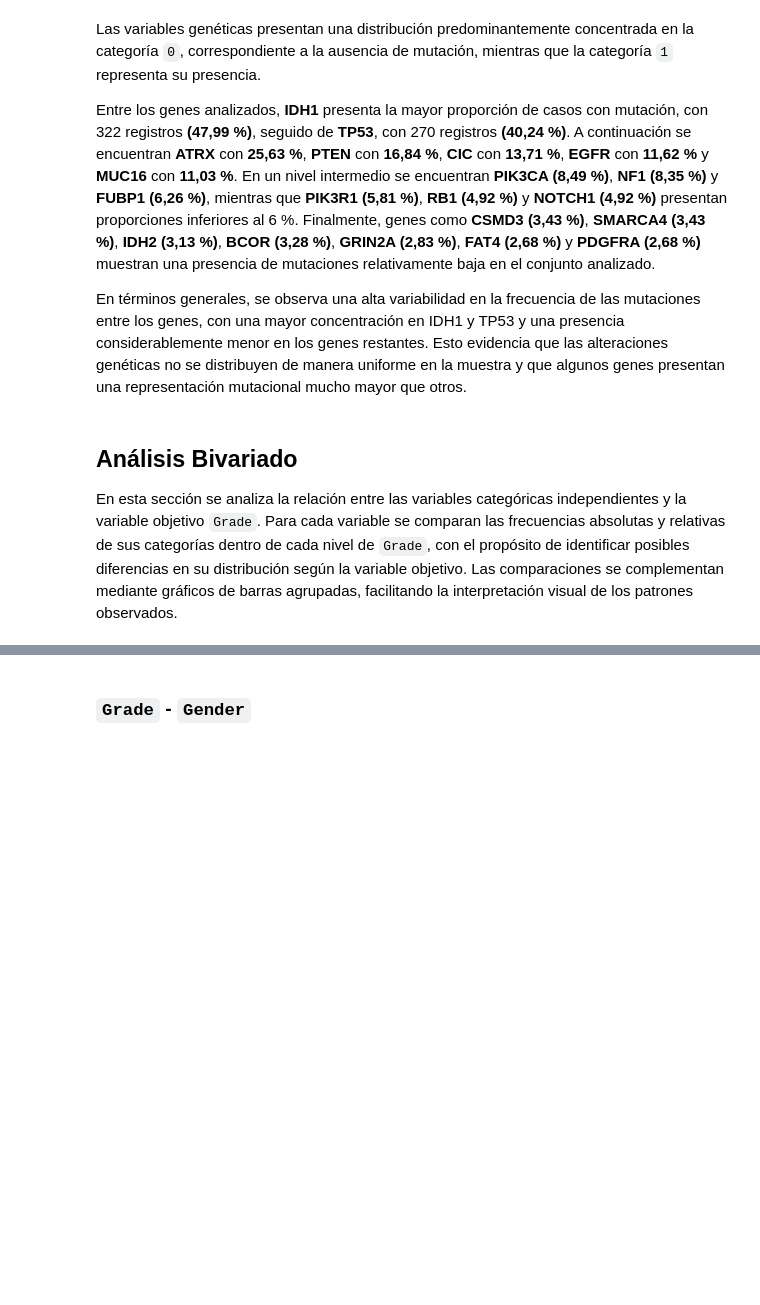
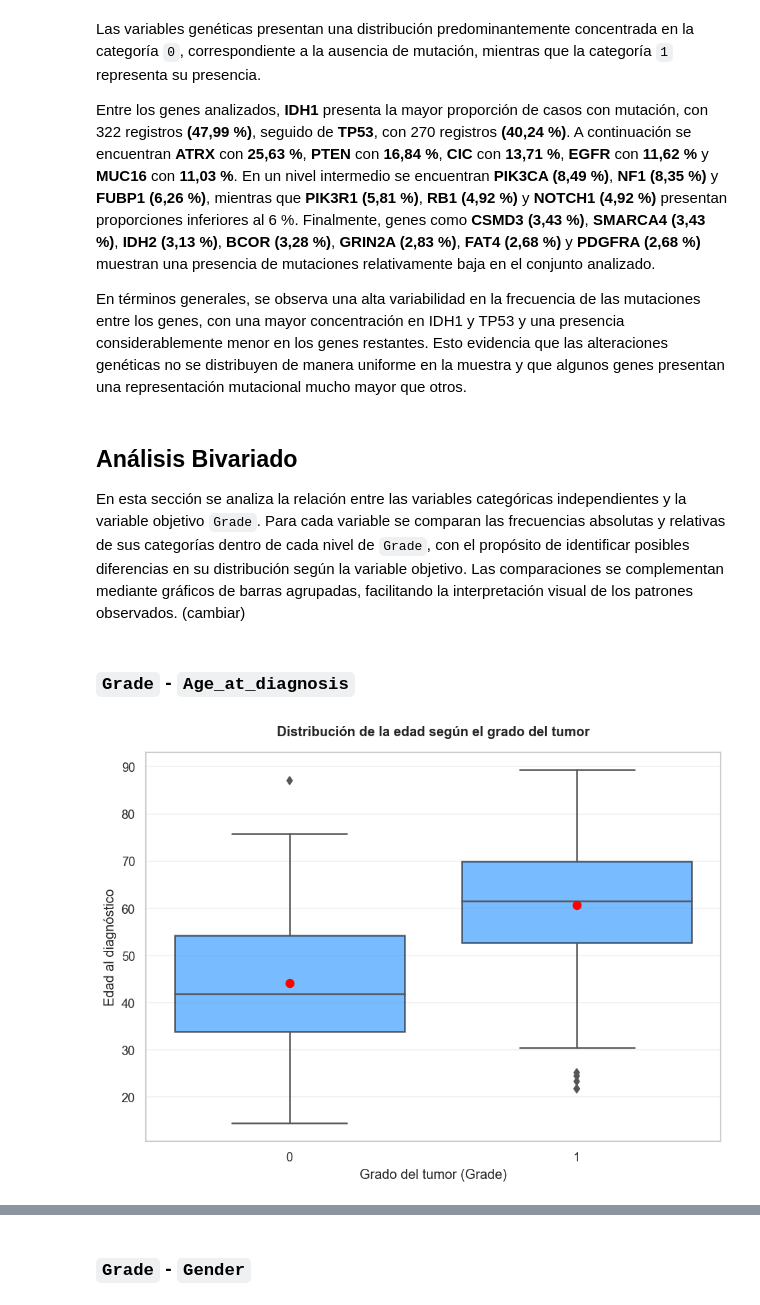
Before and after one commit to Alej0126/Jbook_dataviz, a Jupyter notebook: docs/notebooks.ipynb, the cells around one changed output, grey strips where cells are left out. Cells and saved outputs as stored; diff of their text form; code cells hidden in the pictures; blank space fills up the shorter version.

```diff
--- a/docs/notebooks.ipynb
+++ b/docs/notebooks.ipynb
@@ -675,4 +688,36 @@ En términos generales, se observa una alta variabilidad en la frecuencia de las
 # %% [markdown]
 ## Análisis Bivariado
 
-En esta sección se analiza la relación entre las variables categóricas independientes y la variable objetivo `Grade`. Para cada variable se comparan las frecuencias absolutas y relativas de sus categorías dentro de cada nivel de `Grade`, con el propósito de identificar posibles diferencias en su distribución según la variable objetivo. Las comparaciones se complementan mediante gráficos de barras agrupadas, facilitando la interpretación visual de los patrones observados.
+En esta sección se analiza la relación entre las variables categóricas independientes y la variable objetivo `Grade`. Para cada variable se comparan las frecuencias absolutas y relativas de sus categorías dentro de cada nivel de `Grade`, con el propósito de identificar posibles diferencias en su distribución según la variable objetivo. Las comparaciones se complementan mediante gráficos de barras agrupadas, facilitando la interpretación visual de los patrones observados. (cambiar)
+# %% [markdown]
+### `Grade` - `Age_at_diagnosis`
+# %%
+plt.figure(figsize=(8, 6))
+
+sns.boxplot(
+    data=train_data,
+    x="Grade",
+    y="Age_at_diagnosis",
+    color="#1E90FF",
+    boxprops={"facecolor": "#1E90FF", "alpha": 0.6, "edgecolor": "black"}
+)
+
+# Medias
+medias = train_data.groupby("Grade")["Age_at_diagnosis"].mean()
+
+plt.scatter(
+    medias.index,
+    medias.values,
+    color="red",
+    s=50,
+    zorder=5
+)
+
+plt.title("Distribución de la edad según el grado del tumor", pad=15)
+plt.xlabel("Grado del tumor (Grade)")
+plt.ylabel("Edad al diagnóstico")
+
+plt.tight_layout()
+plt.show()
+# %% [output]
+[figure, added]
```
Also changed, not shown: parts of 16 cells of this notebook, 7 other files.
